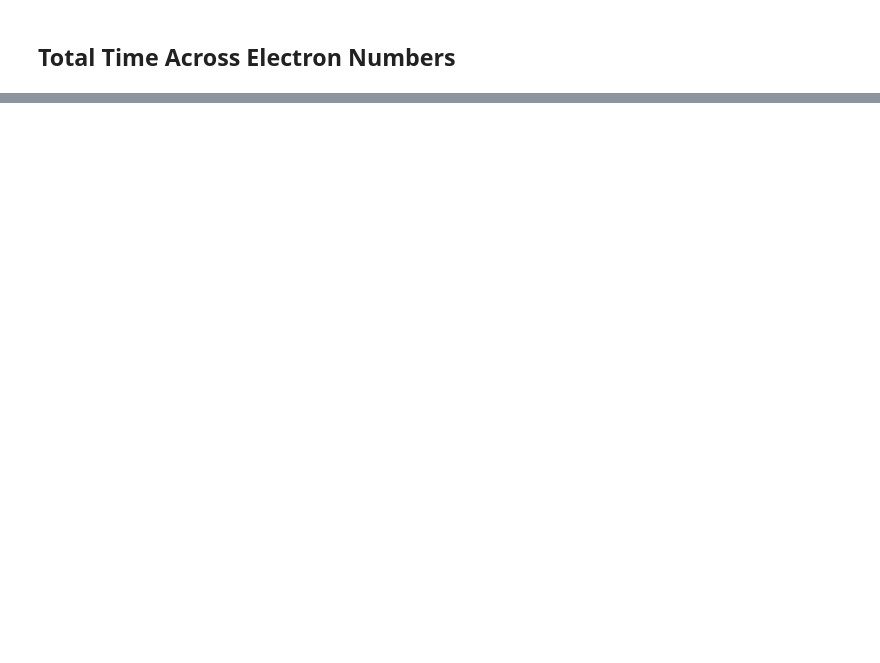
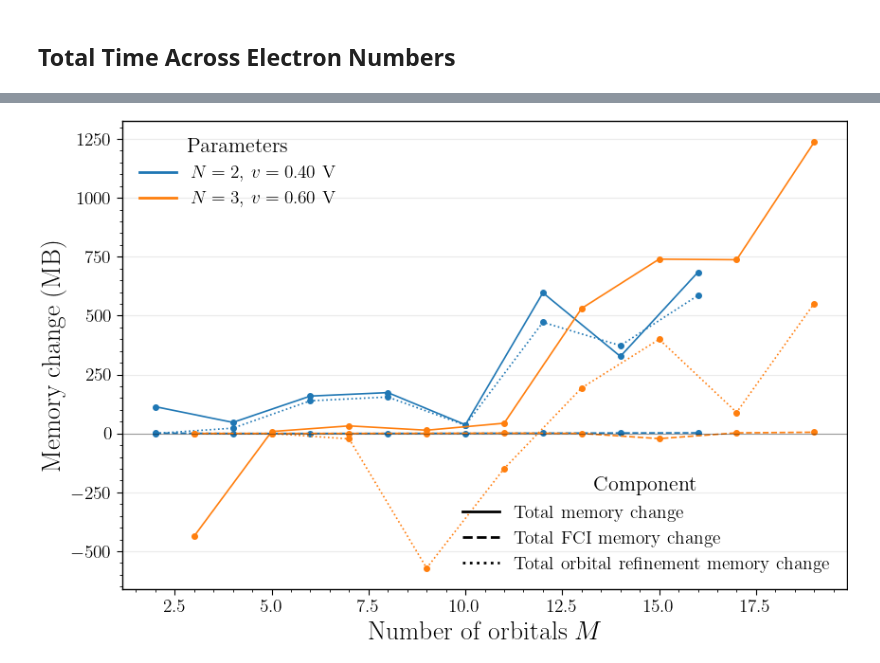
Before and after one commit to LeanderReascos/QDots, a Jupyter notebook: charge_stability/single_dot_results.ipynb, the cells around one changed output, grey strips where cells are left out. Drawn from its saved outputs; the diff is of its cells as text; code cells hidden in the pictures; blank space fills up the shorter version.

```diff
--- a/charge_stability/single_dot_results.ipynb
+++ b/charge_stability/single_dot_results.ipynb
@@ -545,0 +563,83 @@ plt.show()
+# %%
+profile_total_memory_change = (
+    profile_df
+    .groupby(['N', 'v', 'n_orbitals'], as_index=False)
+    .agg(total_memory_change_MB=('memory_change_MB', 'sum'))
+)
+
+stage_total_memory_change = (
+    iteration_profile_df[iteration_profile_df['stage'].isin(['FCI', 'Orbital refinement'])]
+    .groupby(['N', 'v', 'n_orbitals', 'stage'], as_index=False)
+    .agg(memory_change_MB=('memory_change_MB', 'sum'))
+    .pivot_table(
+        index=['N', 'v', 'n_orbitals'],
+        columns='stage',
+        values='memory_change_MB',
+        fill_value=0.0,
+    )
+    .reset_index()
+    .rename(columns={
+        'FCI': 'total_fci_memory_change_MB',
+        'Orbital refinement': 'total_orbital_refinement_memory_change_MB',
+    })
+)
+
+combination_memory_change_totals = (
+    profile_total_memory_change
+    .merge(stage_total_memory_change, on=['N', 'v', 'n_orbitals'], how='left')
+    .fillna({
+        'total_fci_memory_change_MB': 0.0,
+        'total_orbital_refinement_memory_change_MB': 0.0,
+    })
+    .sort_values(['N', 'v', 'n_orbitals'])
+)
+
+memory_change_line_styles = {
+    'total_memory_change_MB': ('-', 'Total memory change'),
+    'total_fci_memory_change_MB': ('--', 'Total FCI memory change'),
+    'total_orbital_refinement_memory_change_MB': (':', 'Total orbital refinement memory change'),
+}
+
+series_keys = list(combination_memory_change_totals[['N', 'v']].drop_duplicates().itertuples(index=False, name=None))
+series_colors = dict(zip(series_keys, sns.color_palette('tab10', n_colors=len(series_keys))))
+
+fig, ax = plt.subplots(figsize=(9, 6))
+for key in series_keys:
+    n_electrons, voltage = key
+    data_nv = combination_memory_change_totals[
+        (combination_memory_change_totals['N'] == n_electrons) &
+        (combination_memory_change_totals['v'] == voltage)
+    ]
+
+    for column, (line_style, label) in memory_change_line_styles.items():
+        ax.plot(
+            data_nv['n_orbitals'],
+            data_nv[column],
+            linestyle=line_style,
+            marker='o',
+            color=series_colors[key],
+        )
+
+ax.axhline(0, color='black', linewidth=0.8, alpha=0.35)
+ax.set_xlabel('Number of orbitals $M$')
+ax.set_ylabel('Memory change (MB)')
+ax.grid(True, axis='y', alpha=0.25)
+
+series_handles = [
+    Line2D([0], [0], color=series_colors[key], lw=2, label=f'$N={int(key[0])}$, $v={key[1]:.2f}$ V')
+    for key in series_keys
+]
+style_handles = [
+    Line2D([0], [0], color='black', lw=2, linestyle=line_style, label=label)
+    for line_style, label in memory_change_line_styles.values()
+]
+
+series_legend = ax.legend(handles=series_handles, title='Parameters', loc='upper left', frameon=False)
+ax.add_artist(series_legend)
+ax.legend(handles=style_handles, title='Component', loc='lower right', frameon=False)
+
+fig.tight_layout()
+save_current_figure(fig, 'single_dot_total_memory_change_components')
+plt.show()
+# %% [output]
+[figure, added]
```
Also changed, not shown: parts of 7 cells of this notebook, 28 other files.
